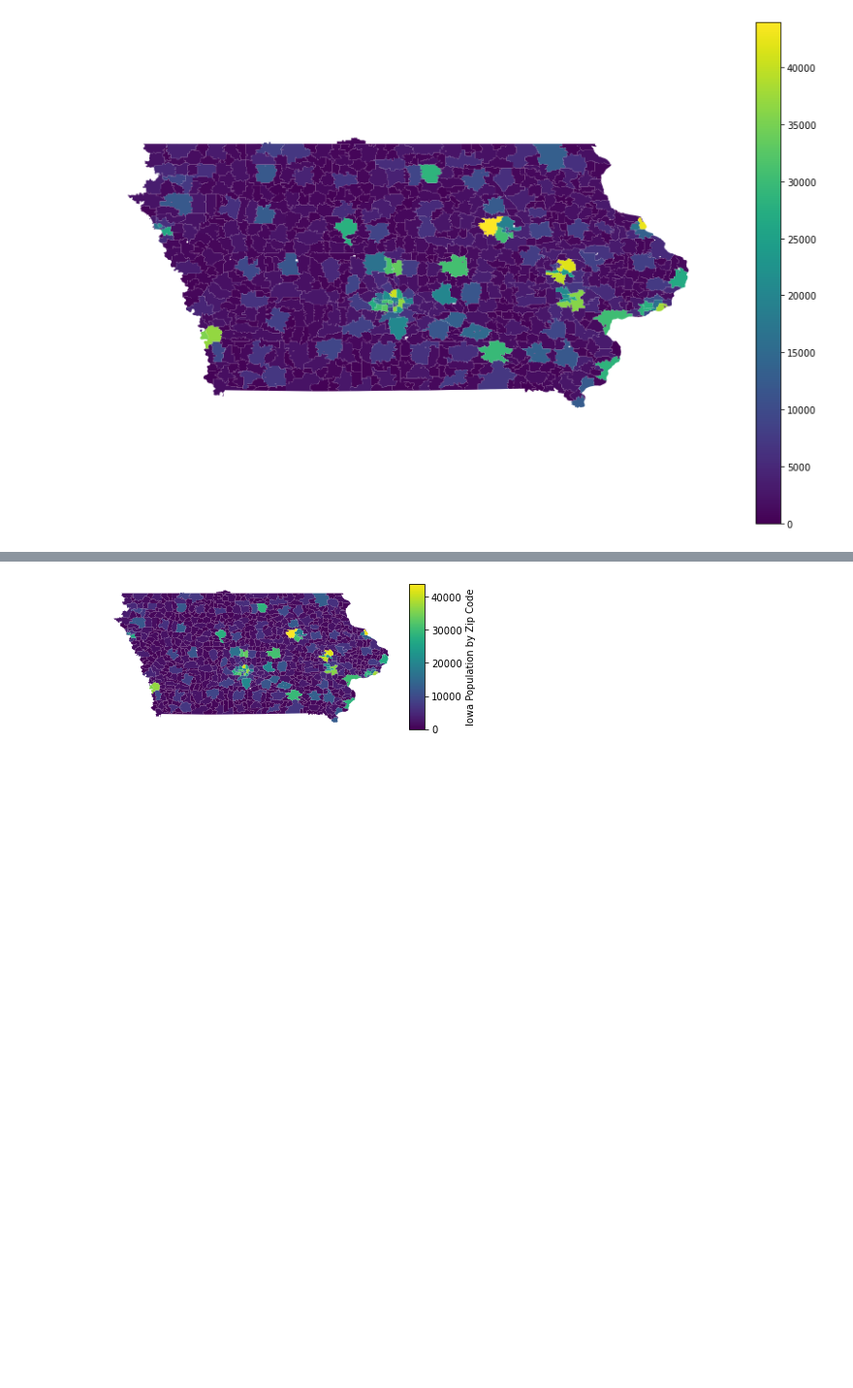
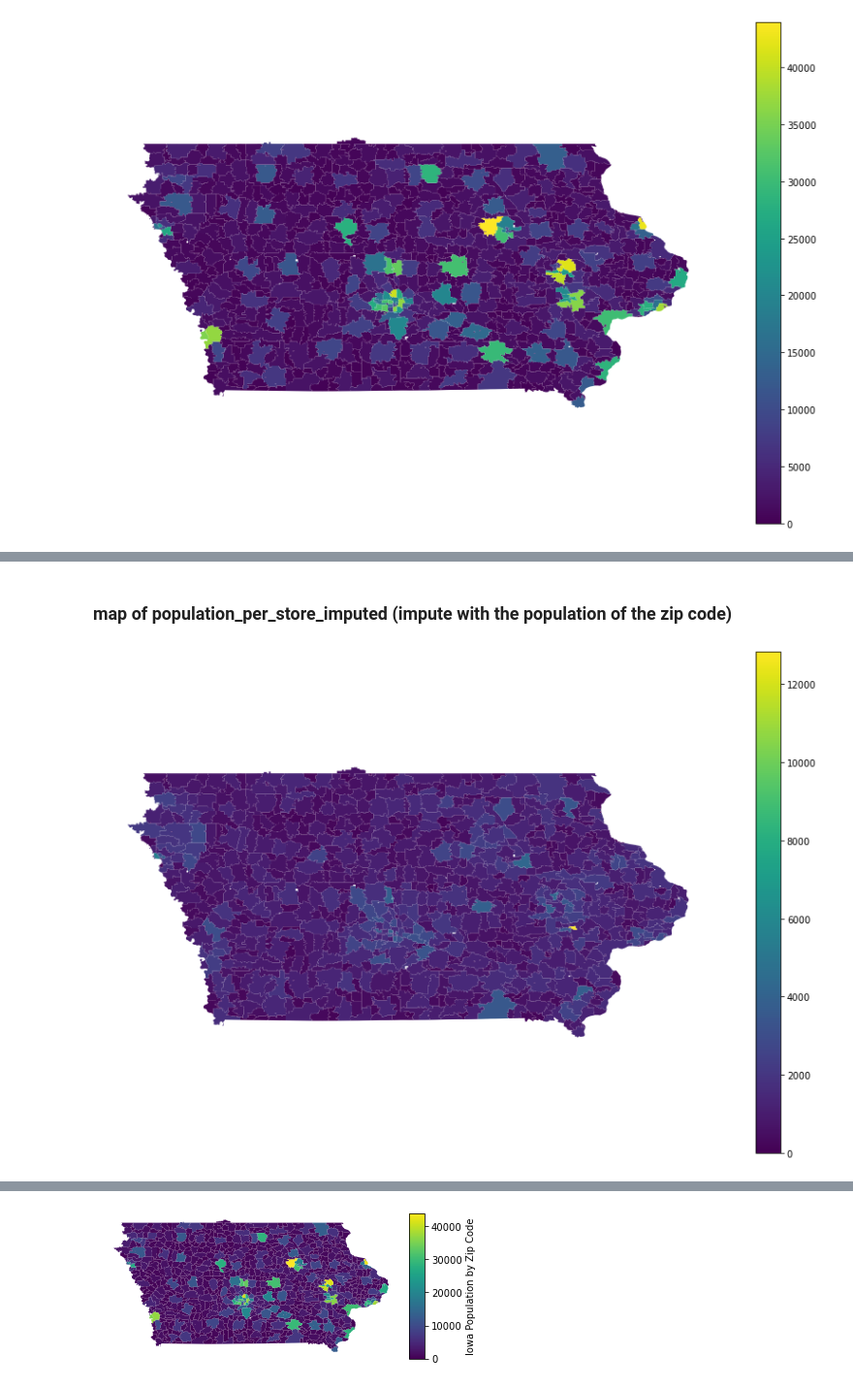
Before and after one commit to dgarbato/capstone, a Jupyter notebook: geopandas-zips.ipynb, the cells around one changed output, grey strips where cells are left out. Shown at 97% size. Drawn from its saved outputs; the diff is of its cells as text; code cells hidden in the pictures; blank space fills up the shorter version.

```diff
--- a/geopandas-zips.ipynb
+++ b/geopandas-zips.ipynb
@@ -11,5 +11,5 @@ from shapely.geometry import Point, Polygon
 from missing_columns_pd import miss_cols
 # %%
 census_combined4 = pd.read_csv(r'C:\Users\dgarb\OneDrive\Desktop\Capstone Data\census data\census_combined4.csv',dtype={'Zip_Code':str},index_col=0)
-# %%
-census_combined4 = census_combined4[['Zip_Code','Total_population','25_to_34_years','population_growth','population_per_store_None','Median_age_(years)','population_density','Median_household_income_(dollars)','number_of_stores']]
+# %%
+iowa_census_zip = census_combined4[['Zip_Code','Total_population','25_to_34_years','population_growth','population_per_store_None','Median_age_(years)','population_density','Median_household_income_(dollars)','number_of_stores','population_per_store_imputed']]
@@ -68,7 +72,7 @@ merge US census shape file with pop_per_zip_df
 
 Note:  to create a geodataframe, the geodataframe must be on the left of the merge
 # %%
-iowa_pop_gdf = us.merge(census_combined4,how='inner',left_on='ZCTA5CE20', right_on='Zip_Code')
+iowa_pop_gdf = us.merge(iowa_census_zip,how='inner',left_on='ZCTA5CE20', right_on='Zip_Code')
 # %%
 type(iowa_pop_gdf)
 # %% [output]
@@ -172,0 +148,8 @@ ax.set_axis_off(); # turns off axis labels
+# %% [markdown]
+### map of population_per_store_imputed (impute with the population of the zip code)
+# %%
+# population_per_store_imputed
+ax = iowa_pop_gdf.plot(column='population_per_store_imputed',legend = True, figsize=(15, 10))
+ax.set_axis_off(); # turns off axis labels
+# %% [output]
+[figure, added]
```
Also changed, not shown: parts of 20 cells of this notebook, 5 other files.
